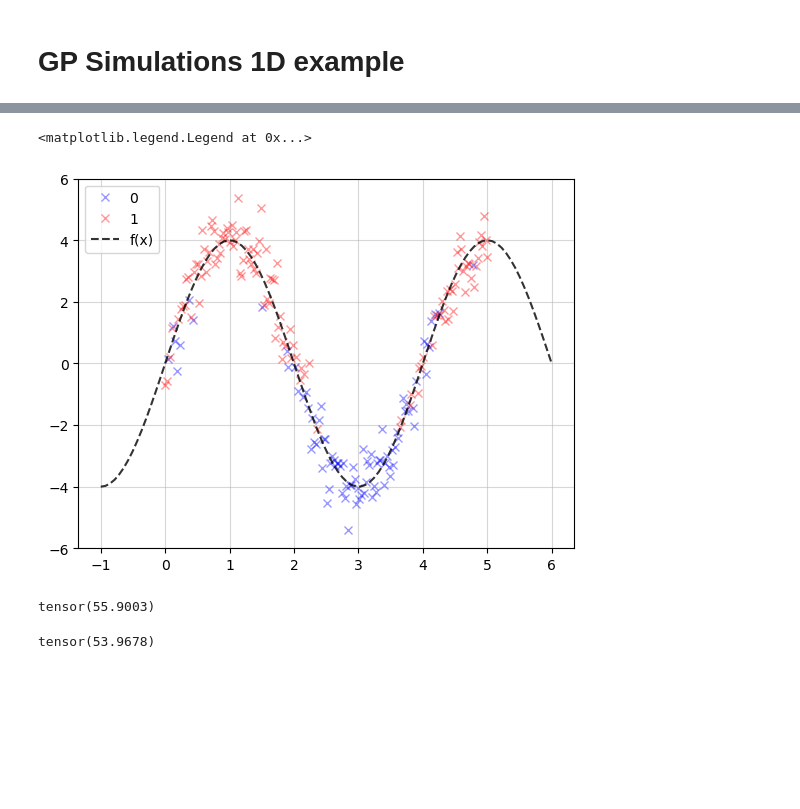
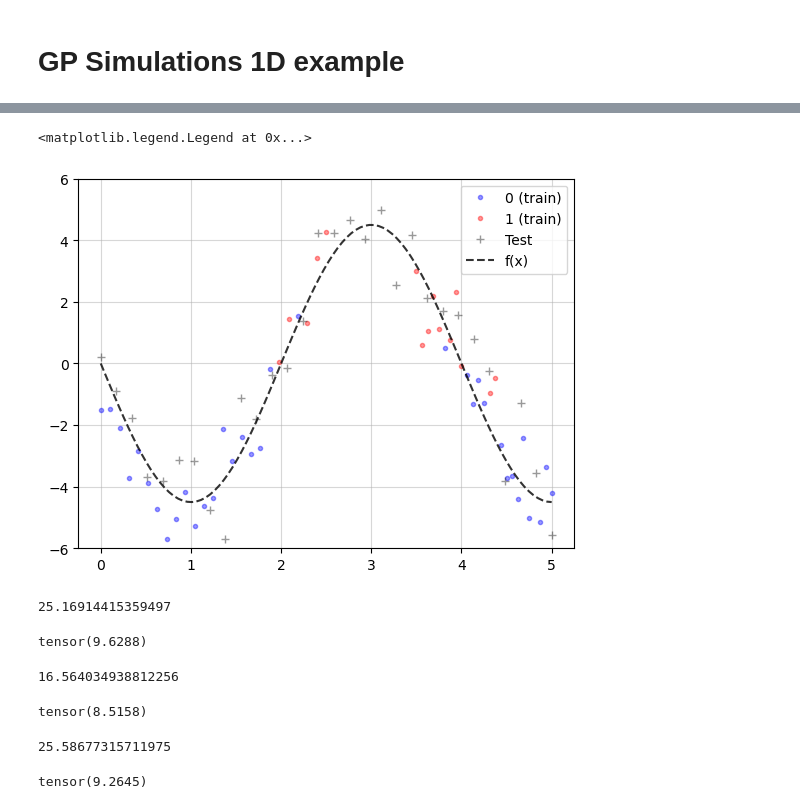
Before and after one commit to mkomod/vi-per, a Jupyter notebook: notebooks/gp_simulations.ipynb, the cells around one changed output, grey strips where cells are left out. Cells and saved outputs as stored; diff of their text form; code cells hidden in the pictures; blank space fills up the shorter version.

```diff
--- a/notebooks/gp_simulations.ipynb
+++ b/notebooks/gp_simulations.ipynb
@@ -26,42 +23,53 @@ The autoreload extension is already loaded. To reload it, use:
 # %%
-torch.manual_seed(0)
+torch.manual_seed(1)
 
-n = 200
-train_x = torch.linspace(0, 5, n)
-func = lambda x: torch.sin(x * (0.5 * math.pi)) * 4
-train_f = torch.sin(train_x * (0.5 * math.pi)) * 4  + math.sqrt(0.4) * torch.randn(n)
+func = lambda x: - 4.5 * torch.sin(math.pi / 2 * x)
+# func = lambda x: torch.cos(x * math.pi / 2) * 2 + torch.cos(x)
+
+n = 50
+train_x = torch.cat((torch.linspace(0, 2.5, int(n/2)), torch.linspace(3.5, 5, int(n/2))))
+
+train_f = func(train_x) + torch.randn(train_x.shape[0]) * 1.0 # * math.sqrt(0.4)
 train_x = train_x.reshape(-1, 1)
-
 train_p = torch.sigmoid(train_f)
 train_y = torch.bernoulli(train_p)
 
-xs = torch.linspace(-1, 6, 100).reshape(-1, 1)
+test_x = torch.linspace(0, 5, 30)
+test_f = func(test_x) + torch.randn(test_x.shape[0]) * 1.0  # * math.sqrt(0.4)
+test_p = torch.sigmoid((test_f))
+test_y = torch.bernoulli(test_p)
+
+xs = torch.linspace(0, 5, 100).reshape(-1, 1)
+true_f = func(xs)
 
 id0 = train_y == 0
 id1 = train_y == 1
 
 # plt.plot(train_x.detach().numpy(), train_f.detach().numpy(), 'xk', alpha=0.4)
-plt.plot(train_x[id0].detach().numpy(), train_f[id0].detach().numpy(), 'xb', alpha=0.4)
-plt.plot(train_x[id1].detach().numpy(), train_f[id1].detach().numpy(), 'xr', alpha=0.4)
+plt.plot(train_x[id0].detach().numpy(), train_f[id0].detach().numpy(), '.b', alpha=0.4)
+plt.plot(train_x[id1].detach().numpy(), train_f[id1].detach().numpy(), '.r', alpha=0.4)
+plt.plot(test_x.detach().numpy(), test_f.detach().numpy(), '+k', alpha=0.4)
 plt.plot(xs.detach().numpy(), func(xs).detach().numpy(), 'k--', alpha=0.8)
 plt.grid(alpha=.5)
 plt.ylim(-6, 6)
-plt.legend(['0', '1', 'f(x)'])
+plt.legend(['0 (train)', '1 (train)', "Test", 'f(x)'])
 # %% [output]
 <matplotlib.legend.Legend at 0x...>
-[figure, old version]
+[figure, new version]
 # %%
-f0 = LogisticGPVI(train_y, train_x, verbose=False, n_iter=500, thresh=1e-6)
+f0 = LogisticGPVI(train_y, train_x, verbose=False, n_iter=1000, n_inducing=50, thresh=1e-6)
 f0.fit()
-f0.runtime
+print(f0.runtime)
 f0.ELB0_MC()
 # %% [output]
-tensor(55.9003)
+25.16914415359497
+tensor(9.6288)
 # %%
 likelihood = PGLikelihood()
-f1 = LogisticGPVI(train_y, train_x, likelihood=likelihood, verbose=False, n_iter=500, thresh=1e-6)
+f1 = LogisticGPVI(train_y, train_x, likelihood=likelihood, verbose=False, n_iter=1000, n_inducing=50, thresh=1e-6)
 f1.fit()
-f1.runtime
+print(f1.runtime)
 f1.ELB0_MC()
 # %% [output]
-tensor(53.9678)
+16.564034938812256
+tensor(8.5158)
@@ -73,2 +76,11 @@ test_y = torch.bernoulli(test_p)
+# %%
+likelihood = LogitLikelihoodMC()
+f2 = LogisticGPVI(train_y, train_x, likelihood=likelihood, verbose=False, n_iter=1000, n_inducing=50, thresh=1e-6)
+f2.fit()
+print(f2.runtime)
+f2.ELB0_MC()
+# %% [output]
+25.58677315711975
+tensor(9.2645)
 # %%
 test_x = test_x.reshape(-1, 1)
```
Also changed, not shown: parts of 17 cells of this notebook, 4 other files.
